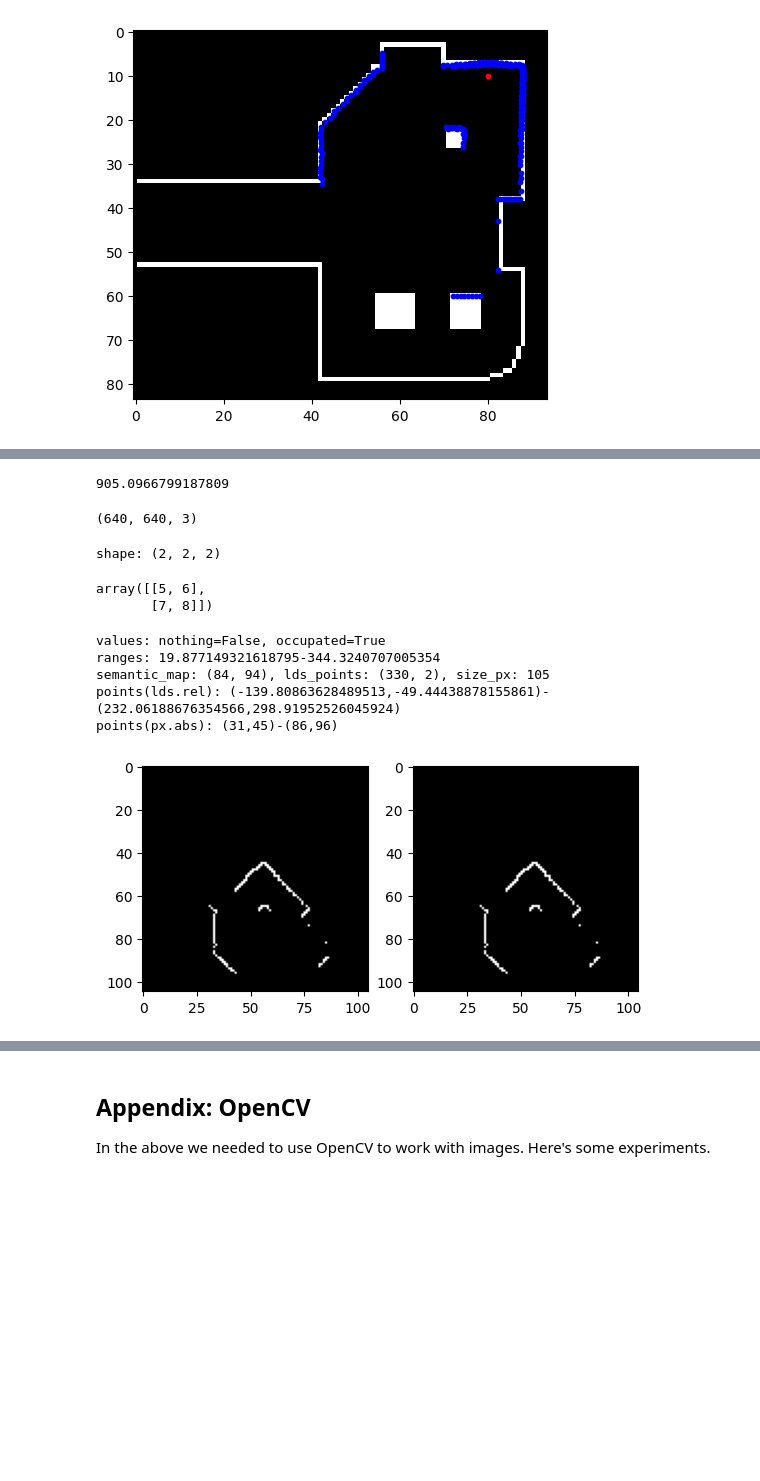
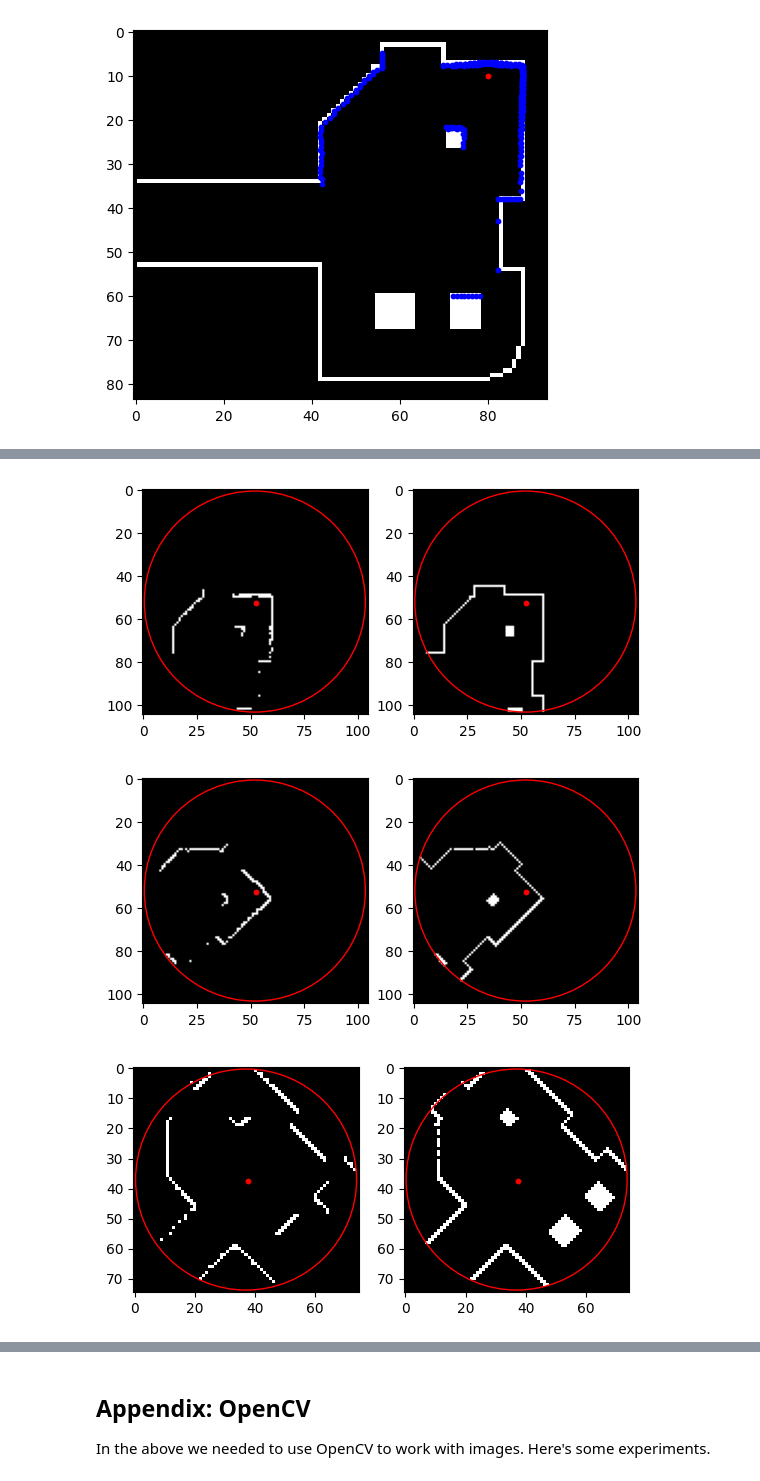
Before and after one commit to malcolmlett/robovac, a Jupyter notebook: Experiment_NN_LDS_to_OccupancyMap_1.ipynb, the cells around one changed output, grey strips where cells are left out. Saved outputs shown, nothing was run; the diff lists cells and outputs as text; code cells hidden in the pictures; blank space fills up the shorter version.

```diff
--- a/Experiment_NN_LDS_to_OccupancyMap_1.ipynb
+++ b/Experiment_NN_LDS_to_OccupancyMap_1.ipynb
@@ -163,19 +199,3 @@ rotated_crop_test(tiger, loc=(-20,620), size=(200,100), angle=30)
-# %%
-np.linalg.norm(tiger.shape[0:2])
-# %% [output]
-905.0966799187809
-# %%
-tiger.shape
-# %% [output]
-(640, 640, 3)
-# %%
-s = np.array([1,2,3,4,5,6,7,8]).reshape([2,2,2])
-print(f"shape: {s.shape}")
-s[1]
-# %% [output]
-shape: (2, 2, 2)
-array([[5, 6],
-       [7, 8]])
 # %%
 def generate_training_data_sample(semantic_map, centre, angle, **kwargs):
     """
@@ -216,51 +236,56 @@ def generate_training_data_sample(semantic_map, centre, angle, **kwargs):
     pixel_size = kwargs.get('pixel_size', 1.0)
     nothing_value = kwargs.get('nothing_value', np.min(semantic_map))
     occupated_value = kwargs.get('occupated_value', np.max(semantic_map))
-    print(f"values: nothing={nothing_value}, occupated={occupated_value}")
+    #print(f"values: nothing={nothing_value}, occupated={occupated_value}")
 
     # take sample
     ranges = lds.lds_sample(semantic_map, centre, angle, max_distance=max_distance, pixel_size=pixel_size, nothing_value=nothing_value)
     if (np.nanmax(ranges) < pixel_size) or ranges[~np.isnan(ranges)].size == 0:
         return None, None
-    print(f"ranges: {np.nanmin(ranges)}-{np.nanmax(ranges)}")
+    #print(f"ranges: {np.nanmin(ranges)}-{np.nanmax(ranges)}")
 
     # generate LDS semantic map
     # (note: from LDS data alone we don't know absolute centre or orientation, so we work relative to origin here)
     lds_points = lds.lds_to_2d(ranges, (0,0), 0.0)
     #print(lds_points.astype(str))
     size_px = np.ceil(max_distance / pixel_size).astype(int) * 2 + 1  # odd numbered, with equivalent of max_distance out from centre pixel
     lds_points_px = np.round(lds_points / pixel_size + (size_px-1)/2).astype(int)
     #print(f"semantic_map: {semantic_map.shape}, lds_points: {lds_points.shape}, size_px: {size_px}")
     #print(f"points(lds.rel): ({np.min(lds_points[:,0])},{np.min(lds_points[:,1])})-({np.max(lds_points[:,0])},{np.max(lds_points[:,1])})")
     #print(f"points(px.abs): ({np.min(lds_points_px[:,0])},{np.min(lds_points_px[:,1])})-({np.max(lds_points_px[:,0])},{np.max(lds_points_px[:,1])})")
     lds_map = np.full((size_px, size_px), nothing_value, dtype=semantic_map.dtype)
     lds_map[lds_points_px[:,1], lds_points_px[:,0]] = occupated_value
 
     # generate ground truth map
     # (here we know the centre and orientation, but we have to translate it to the same location and orientation as used by the LDS map)
-    from_row =
-    ground_truth_map = semantic_map[]
+    centre_px = centre / pixel_size  # sub-pixel resolution
+    ground_truth_map = rotated_crop(semantic_map, centre_px, angle, size=(size_px, size_px), mask='inner-circle')
 
+    return (lds_map, ground_truth_map)
 
-    return (lds_map, None)
+def generate_training_data_sample_test(floorplan, loc_px, degrees, max_distance):
+  pixel_size=6.8
+  loc = np.array(loc_px) * pixel_size
+  angle = np.deg2rad(degrees)
+  (lds_map, truth_map) = generate_training_data_sample(floorplan, loc, angle, max_distance=max_distance, pixel_size=pixel_size)
 
-def generate_training_data_sample_test():
-  pixel_size=6.8
-  max_distance=350
-  loc = np.array([80.0, 10.0]) * pixel_size
-  angle = np.deg2rad(45)
-  (lds_map, truth_map) = generate_training_data_sample(floorplan, loc, angle, max_distance=max_distance, pixel_size=pixel_size)
+  centre_px = int(truth_map.shape[1]/2), int(truth_map.shape[0]/2)
+
   plt.subplot(1,2,1)
   plt.imshow(lds_map, cmap='gray')
+  plt.scatter(lds_map.shape[0]/2, lds_map.shape[1]/2, c='r', s=10)
+  plt.gca().add_patch(plt.Circle(centre_px, radius=max_distance/pixel_size, linewidth=1, edgecolor='r', facecolor='none'))
+
   plt.subplot(1,2,2)
-  plt.imshow(lds_map, cmap='gray')
+  plt.imshow(truth_map, cmap='gray')
+  plt.scatter(lds_map.shape[0]/2, lds_map.shape[1]/2, c='r', s=10)
+  plt.gca().add_patch(plt.Circle(centre_px, radius=max_distance/pixel_size, linewidth=1, edgecolor='r', facecolor='none'))
   plt.show()
 
-generate_training_data_sample_test()
+generate_training_data_sample_test(floorplan, (80.0, 10.0), 0, 350)
+generate_training_data_sample_test(floorplan, (80.0, 10.0), 45, 350)
+generate_training_data_sample_test(floorplan, (60.0, 40.0), -45, 250)
 # %% [output]
-values: nothing=False, occupated=True
-ranges: 19.877149321618795-344.3240707005354
-semantic_map: (84, 94), lds_points: (330, 2), size_px: 105
-points(lds.rel): (-139.80863628489513,-49.44438878155861)-(232.06188676354566,298.91952526045924)
-points(px.abs): (31,45)-(86,96)
-[figure, old version]
+[figure, new version]
+[figure, added]
+[figure, added]
```
Also changed, not shown: parts of 2 cells of this notebook.
